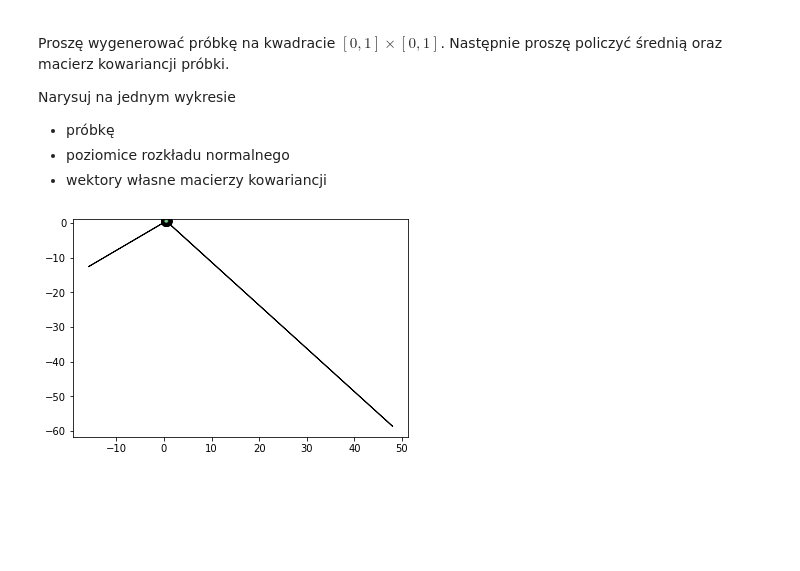
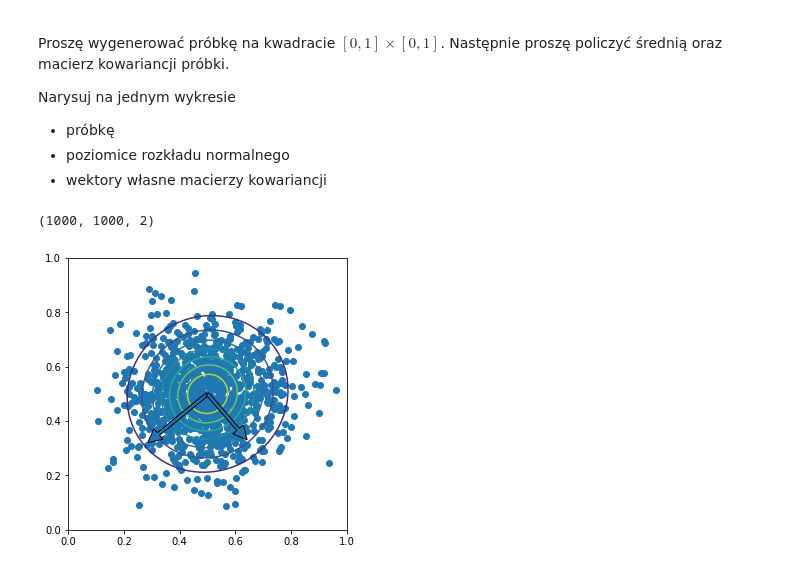
Before and after one commit to pawel200020/machine_learning_course, a Jupyter notebook: Z03_D_normal_distribution.ipynb, the cells around one changed output. Cells and saved outputs as stored; diff of their text form; code cells hidden in the pictures; blank space fills up the shorter version.

```diff
--- a/Z03_D_normal_distribution.ipynb
+++ b/Z03_D_normal_distribution.ipynb
@@ -100,39 +100,46 @@ Narysuj na jednym wykresie
 - próbkę
 - poziomice rozkładu normalnego
 - wektory własne macierzy kowariancji
+# %%
+def normalize(v):
+    norm = np.linalg.norm(v)
+    if norm == 0:
+       return v
+    return v / norm
 # %%
 mean1 = np.array([0.5, 0.5])
 cov1 = np.array([[0.02,0.001],[0.001,0.02]])
 X1_rv=multivariate_normal(mean1, cov1)
 X = X1_rv.rvs(1000)
 
 X[X>1] -= np.random.uniform()
 X[X<0] += np.random.uniform()
 
 vals, vects = np.linalg.eig(cov)
 v1 = vals[0]*normalize(vect[:,0])
 v2 = vals[1]*normalize(vect[:,1])
 
-# fig, ax = plt.subplots(nrows=1, ncols=1, figsize=(5, 5))
-
-plt.scatter(X[:,0],X[:,1], zorder=1,c='#000000')
-# ax.scatter(X[:,0],X[:,1])
+fig, ax = plt.subplots(nrows=1, ncols=1, figsize=(5, 5))
+ax.scatter(X[:,0],X[:,1])
 
 x = np.linspace(0,1,1000)
 y = np.linspace(0,1,1000)
 X, Y = np.meshgrid(x,y)
 pos = np.empty(X.shape + (2,))
-pos[:, :, 0] = X; pos[:, :, 1] = Y
+pos[:, :, 0] = X
+pos[:, :, 1] = Y
 
 startpoint = [0.5,0.5]
 size = 0.05
-plt.arrow(*startpoint,*(10*v1), width=size/4,head_width=size, head_length=size)
-plt.arrow(*startpoint,*(10*v2), width=size/4,head_width=size, head_length=size)
+plt.arrow(*startpoint,*(10*v1),zorder=10, width=size/4,head_width=size, head_length=size)
+plt.arrow(*startpoint,*(10*v2),zorder=10, width=size/4,head_width=size, head_length=size)
 plt.contour(X,Y,X1_rv.pdf(pos))
 
-# size2 = [0,1]
-# ax.set_xlim(size2)
-# ax.set_ylim(size2)
+size2 = [0,1]
+ax.set_xlim(size2)
+ax.set_ylim(size2)
+
 plt.show()
 # %% [output]
+(1000, 1000, 2)
-[figure, old version]
+[figure, new version]
```
Also changed, not shown: parts of 5 cells of this notebook.
